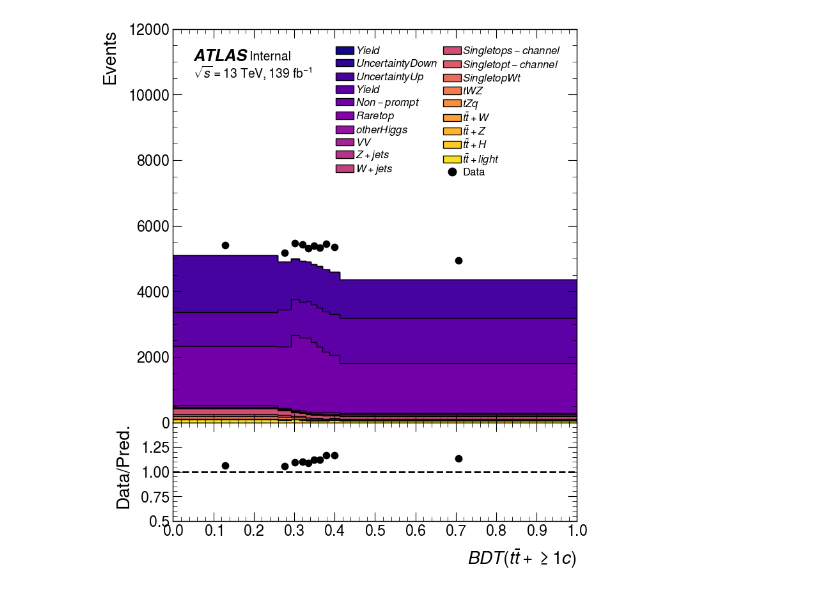
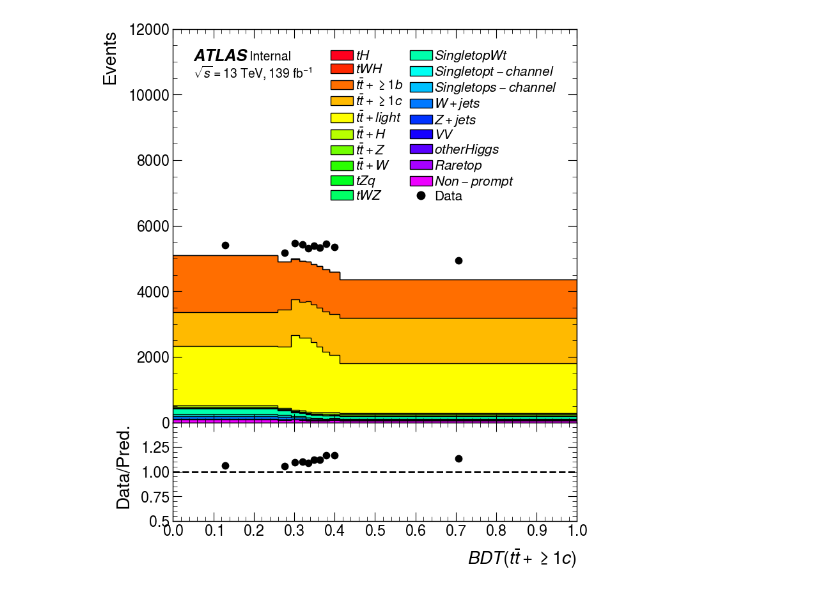
Before and after one commit to MoAly98/Pythium, a Jupyter notebook: yaml_scripts_tests/pythratio_test.ipynb, the cells around one changed output. Saved outputs shown, nothing was run; the diff lists cells and outputs as text; code cells hidden in the pictures.

```diff
--- a/yaml_scripts_tests/pythratio_test.ipynb
+++ b/yaml_scripts_tests/pythratio_test.ipynb
@@ -15,7 +15,7 @@ histdata_parser ran in 99 ms.
 dflist          = df1.loc[['Samples']]
 hist_list       = list(reversed(df1.loc[['Samples'], 'Yield'].tolist()))
 histlist_edges  = df2.loc[['BinEdges'],0][0]
-histlist_labels = ['$' + x.replace('#', '\\') + '$' for x in df1.index.get_level_values(1).tolist()]
+histlist_labels = ['$' + x.replace('#', '\\') + '$' for x in reversed(dflist.index.get_level_values(1).tolist())]
 total_yield     = df1.loc[['Total'],'Yield'][0]
 data_yield      = df1.loc[['Data'],'Yield'][0]
 total_errup     = df1.loc[['Total'],'Yield'][1]
@@ -62,21 +84,21 @@ class EmptyPlot():
         # number of items in data source
         n = len(source)
         # list of values between 0.00 and 1.00; length equals length of data source
-        sequence = list(i / 100.0 for i in (np.arange(pct_min, pct_max, (pct_max-pct_min)/n)))
+        sequence = list(i/100 for i in (np.arange(pct_min, pct_max, (pct_max-pct_min)/n)))
         # create list of colors
-        if not reverse:
-            for i in sequence:
+        if reverse:
+            for i in reversed(sequence):
                 color = cmap(i)
                 clist.append(color)
         else:
-            for i in reversed(sequence):
+            for i in sequence:
                 color = cmap(i)
                 clist.append(color)
 
         self.colorlist = clist
 
     def saveimage(self, name):
-        self.fig.savefig(name, facecolor='white', transparent=False, dpi=1200)
+        self.fig.savefig(name, facecolor='white', transparent=False, dpi=1200, bbox_inches='tight')
 
 
 
@@ -116,7 +138,7 @@ class PythRatio(EmptyPlot):
         mpl.rcParams['legend.loc']           = 'upper right'
         mpl.rcParams['legend.markerscale']   = 1.2
         mpl.rcParams['legend.handletextpad'] = 0.15
-        mpl.rcParams['legend.fontsize']      = 12
+        mpl.rcParams['legend.fontsize']      = 15
 
     def fill(self, obj): # put in the figure histogram object(s)
         self.container1d.append(obj)
@@ -174,7 +196,7 @@ class PythRatio(EmptyPlot):
 # %%
 obj1 = PythRatio(size=(8,10))
 obj1.fill(hist_list)
-obj1.set_color(reverse=True, colormap="plasma")
+obj1.set_color(reverse=True, colormap="gist_rainbow")
 obj1.display(save=True)
 # %% [output]
-[figure, old version]
+[figure, new version]
```
Also changed, not shown: parts of 2 cells of this notebook.
